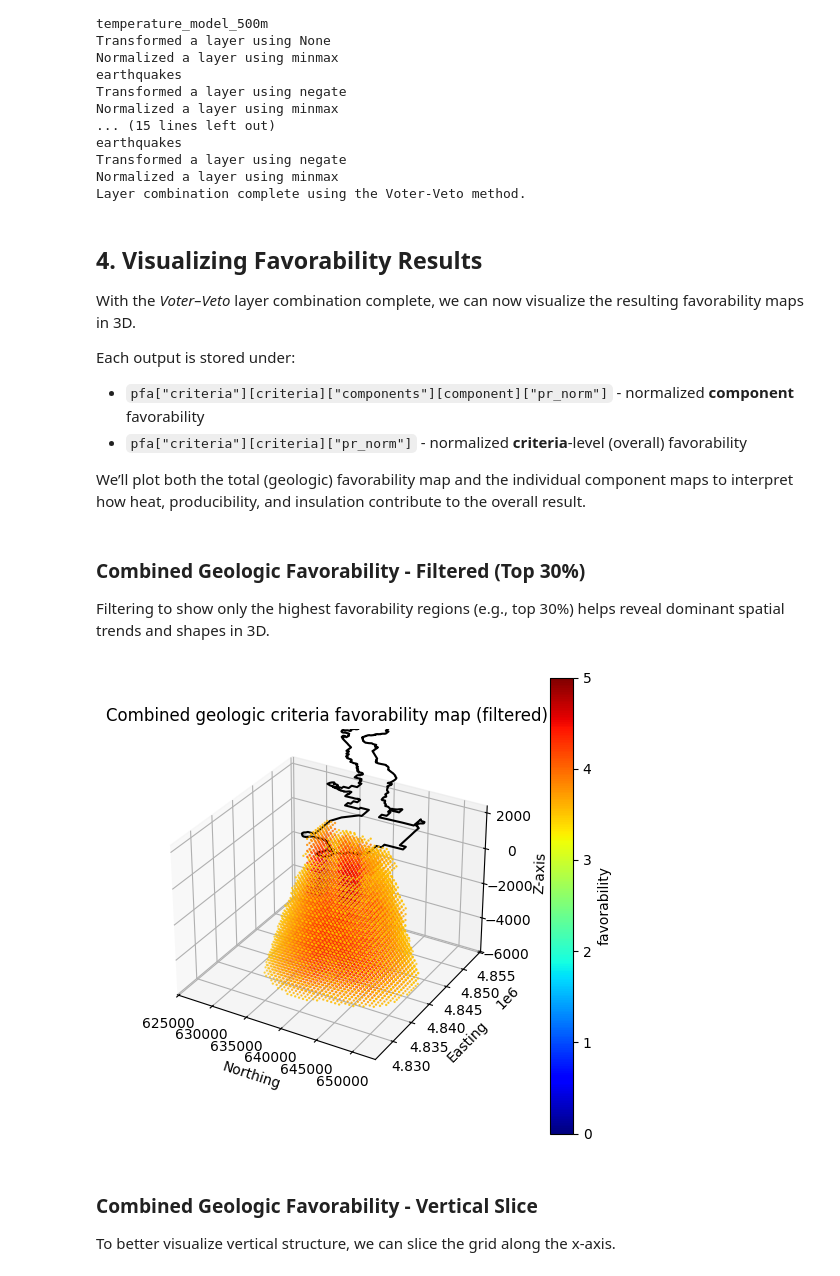
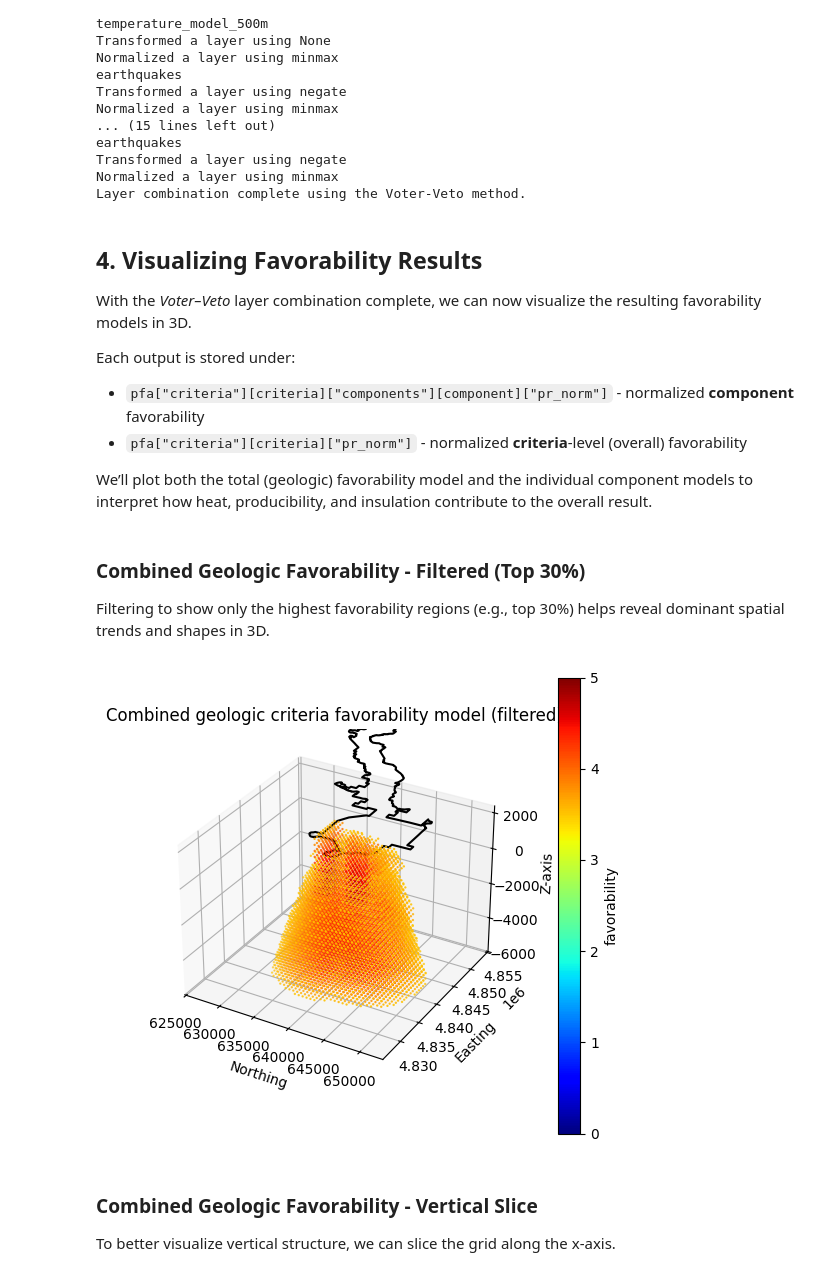
Before and after one commit to NREL/geoPFA, a Jupyter notebook: examples/Newberry/3D/notebooks/2-layer_combination_newberry.ipynb, the cells around one changed output. Saved outputs shown, nothing was run; the diff lists cells and outputs as text; code cells hidden in the pictures.

```diff
--- a/examples/Newberry/3D/notebooks/2-layer_combination_newberry.ipynb
+++ b/examples/Newberry/3D/notebooks/2-layer_combination_newberry.ipynb
@@ -153,13 +153,13 @@ Layer combination complete using the Voter-Veto method.
 ## 4. Visualizing Favorability Results
 
 With the *Voter–Veto* layer combination complete, we can now visualize the resulting
-favorability maps in 3D.
+favorability models in 3D.
 
 Each output is stored under:
 - `pfa["criteria"][criteria]["components"][component]["pr_norm"]` - normalized **component** favorability
 - `pfa["criteria"][criteria]["pr_norm"]` - normalized **criteria**-level (overall) favorability
 
-We’ll plot both the total (geologic) favorability map and the individual component maps
+We’ll plot both the total (geologic) favorability model and the individual component models
 to interpret how heat, producibility, and insulation contribute to the overall result.
 # %% [markdown]
 ### Combined Geologic Favorability - Filtered (Top 30%)
@@ -167,26 +167,26 @@ to interpret how heat, producibility, and insulation contribute to the overall r
 Filtering to show only the highest favorability regions (e.g., top 30%) helps reveal dominant
 spatial trends and shapes in 3D.
 # %%
-# Combined (criteria-level) favorability map, filtered to highlight highest values
+# Combined (criteria-level) favorabilityodel, filtered to highlight highest values
 gdf = pfa["criteria"]["geologic"]["pr_norm"].copy()
 
 col = "favorability"
 units = "favorability"
-title = "Combined geologic criteria favorability map (filtered)"
+title = "Combined geologic criteria favorability model (filtered)"
 
 GeospatialDataPlotters.geo_plot_3d(
     gdf,
     col,
     units,
     title,
     area_outline=outline,
     extent=extent,
     figsize=(5, 5),
     markersize=0.5,
     filter_threshold=3.5,  # show only values above this threshold
 )
 # %% [output]
-[figure, old version]
+[figure, new version]
 # %% [markdown]
 ### Combined Geologic Favorability - Vertical Slice
 
```
Also changed, not shown: parts of 14 cells of this notebook, 16 other files.
